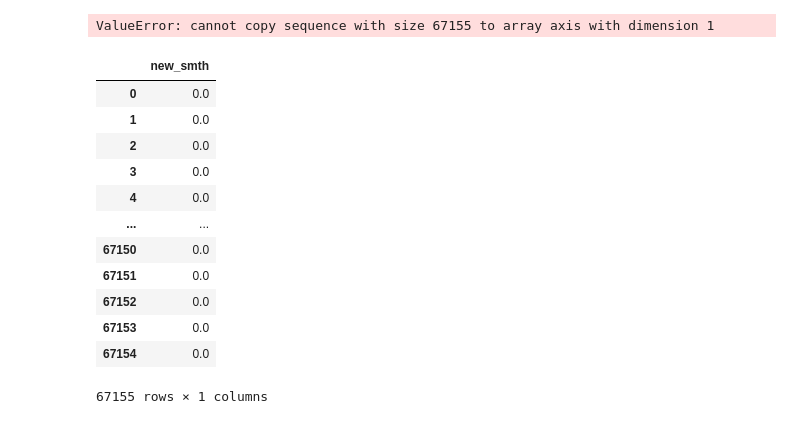
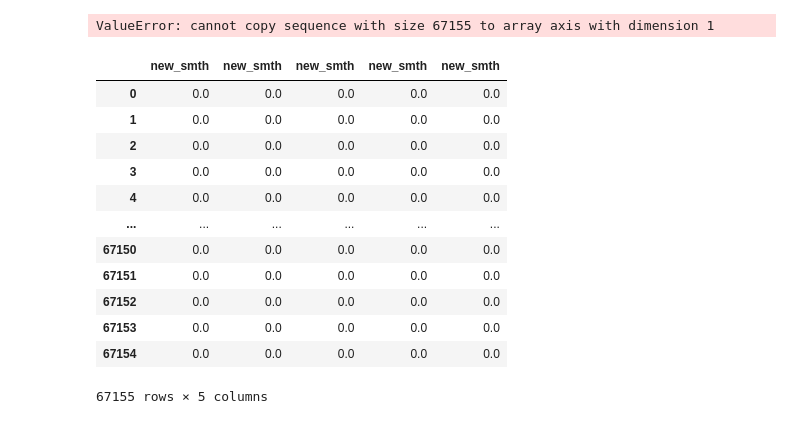
Before and after one commit to RAUL-MADRID/VAD, a Jupyter notebook: VAD_training_real.ipynb, the cells around one changed output. Cells and saved outputs as stored; diff of their text form; code cells hidden in the pictures.

```diff
--- a/VAD_training_real.ipynb
+++ b/VAD_training_real.ipynb
@@ -472,19 +472,21 @@ final_graph(20000, 25000, new_lda_origin, new_lda_sm_pred, new_true)
 new_data = np.array([new_lr_sm_pred, new_rf_sm_pred, new_nn_sm_pred, new_grb_sm_pred, new_lda_sm_pred])
 # %% [output]
 ValueError: cannot copy sequence with size 67155 to array axis with dimension 1
-# %%
-new_lr_sm_pred
-# %% [output]
-|  | new_smth |
-| 0 | 0.0 |
-| 1 | 0.0 |
-| 2 | 0.0 |
-| 3 | 0.0 |
-| 4 | 0.0 |
-| ... | ... |
-| 67150 | 0.0 |
-| 67151 | 0.0 |
-| 67152 | 0.0 |
-| 67153 | 0.0 |
-| 67154 | 0.0 |
-67155 rows × 1 columns
+# %%
+df = pd.concat([new_lr_sm_pred, new_rf_sm_pred, new_nn_sm_pred, new_grb_sm_pred, new_lda_sm_pred], axis = 1)
+# %%
+df
+# %% [output]
+|  | new_smth | new_smth | new_smth | new_smth | new_smth |
+| 0 | 0.0 | 0.0 | 0.0 | 0.0 | 0.0 |
+| 1 | 0.0 | 0.0 | 0.0 | 0.0 | 0.0 |
+| 2 | 0.0 | 0.0 | 0.0 | 0.0 | 0.0 |
+| 3 | 0.0 | 0.0 | 0.0 | 0.0 | 0.0 |
+| 4 | 0.0 | 0.0 | 0.0 | 0.0 | 0.0 |
+| ... | ... | ... | ... | ... | ... |
+| 67150 | 0.0 | 0.0 | 0.0 | 0.0 | 0.0 |
+| 67151 | 0.0 | 0.0 | 0.0 | 0.0 | 0.0 |
+| 67152 | 0.0 | 0.0 | 0.0 | 0.0 | 0.0 |
+| 67153 | 0.0 | 0.0 | 0.0 | 0.0 | 0.0 |
+| 67154 | 0.0 | 0.0 | 0.0 | 0.0 | 0.0 |
+67155 rows × 5 columns
```
Also changed, not shown: parts of 7 cells of this notebook.
